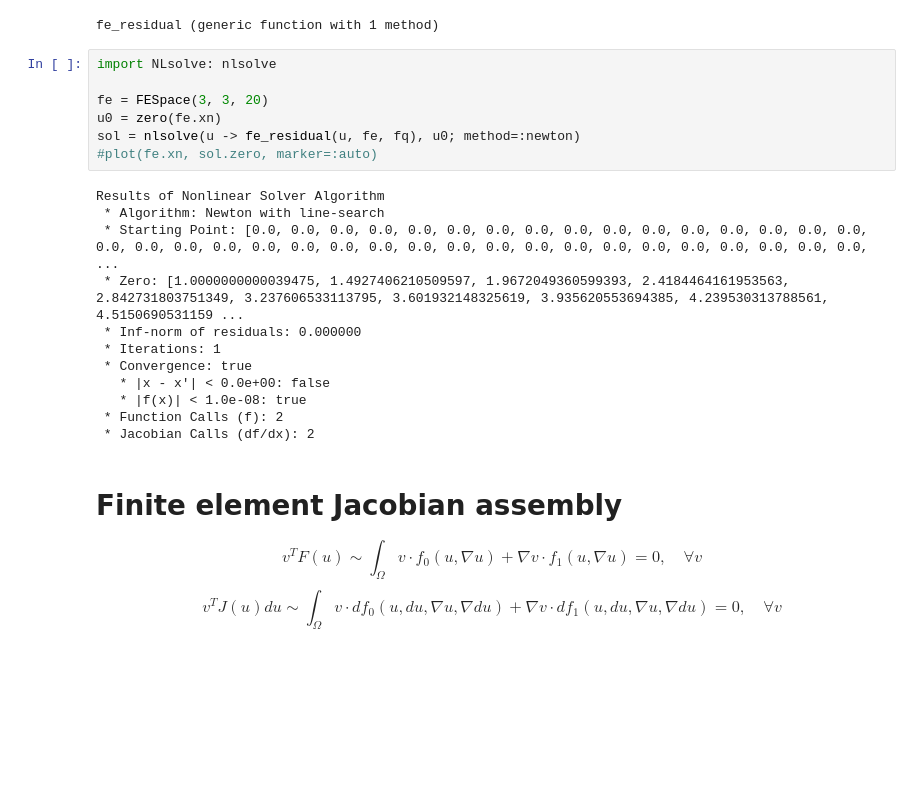
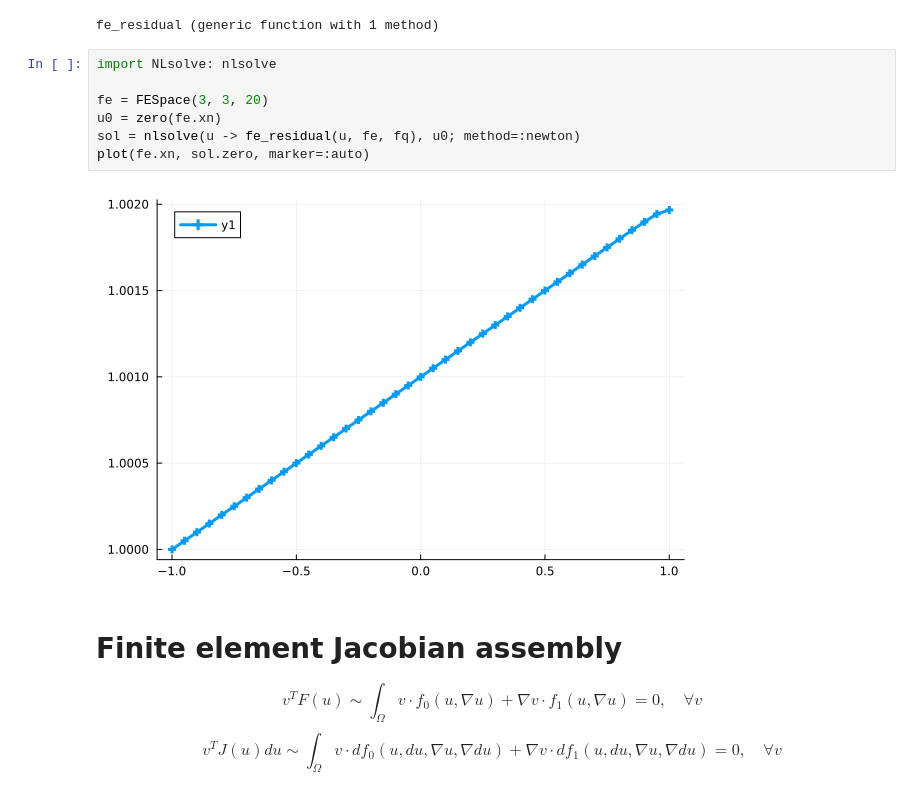
Before and after one commit to cu-numpde/spring26, a Jupyter notebook: slides/2026-03-23-fem.ipynb, the cells around one changed output. Cells and saved outputs as stored; diff of their text form; blank space fills up the shorter version.

```diff
--- a/slides/2026-03-23-fem.ipynb
+++ b/slides/2026-03-23-fem.ipynb
@@ -205,22 +205,12 @@ fe_residual (generic function with 1 method)
 # %%
 import NLsolve: nlsolve
 
 fe = FESpace(3, 3, 20)
 u0 = zero(fe.xn)
 sol = nlsolve(u -> fe_residual(u, fe, fq), u0; method=:newton)
-#plot(fe.xn, sol.zero, marker=:auto)
+plot(fe.xn, sol.zero, marker=:auto)
 # %% [output]
-Results of Nonlinear Solver Algorithm
- * Algorithm: Newton with line-search
- * Starting Point: [0.0, 0.0, 0.0, 0.0, 0.0, 0.0, 0.0, 0.0, 0.0, 0.0, 0.0, 0.0, 0.0, 0.0, 0.0, 0.0, 0.0, 0.0, 0.0, 0.0, 0.0, 0.0, 0.0, 0.0, 0.0, 0.0, 0.0, 0.0, 0.0, 0.0, 0.0, 0.0, 0.0, 0.0, 0.0, 0.0,  ...
- * Zero: [1.0000000000039475, 1.4927406210509597, 1.9672049360599393, 2.4184464161953563, 2.842731803751349, 3.237606533113795, 3.601932148325619, 3.935620553694385, 4.239530313788561, 4.5150690531159 ...
- * Inf-norm of residuals: 0.000000
- * Iterations: 1
- * Convergence: true
-   * |x - x'| < 0.0e+00: false
-   * |f(x)| < 1.0e-08: true
- * Function Calls (f): 2
- * Jacobian Calls (df/dx): 2
+[figure, added]
 # %% [markdown]
 # Finite element Jacobian assembly
 
```
Also changed, not shown: parts of 6 cells of this notebook, 5 other files.
